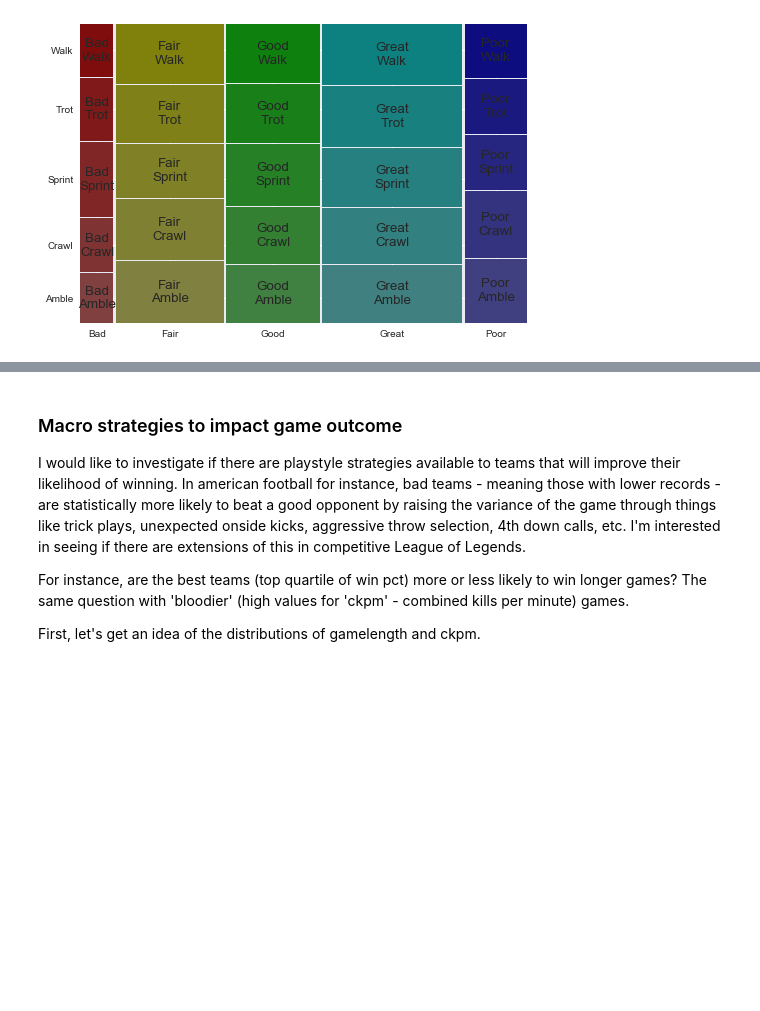
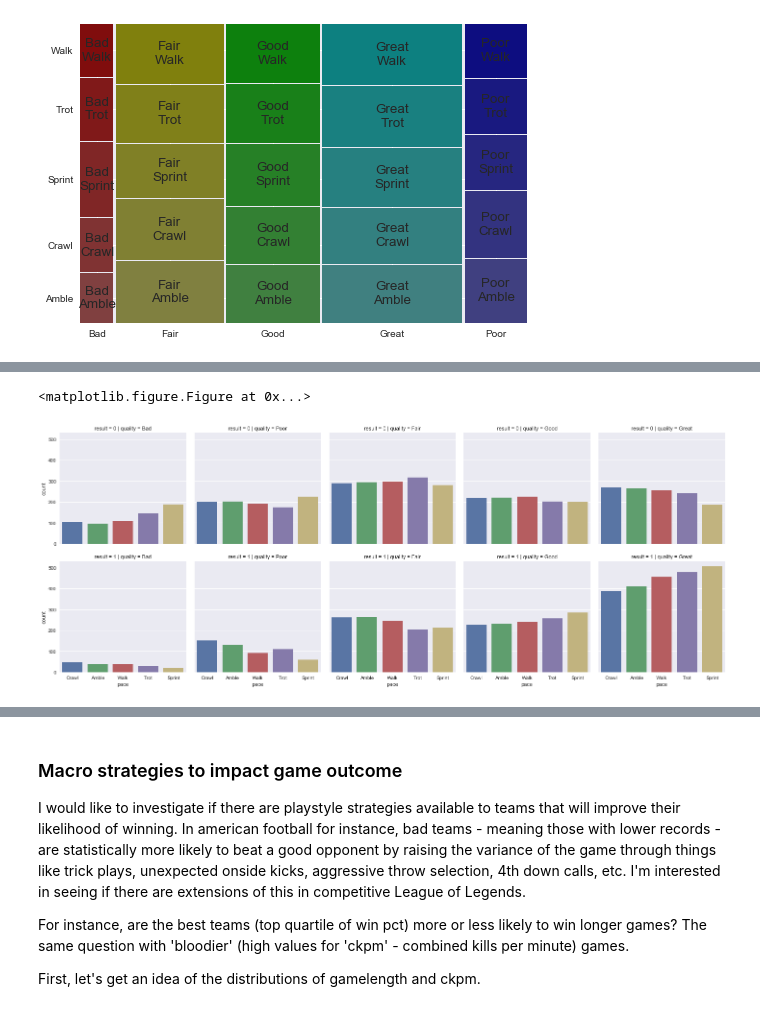
Before and after one commit to gmlander/Springboard, a Jupyter notebook: Capstone 1 EDA.ipynb, the cells around one changed output, grey strips where cells are left out. Drawn from its saved outputs; the diff is of its cells as text; code cells hidden in the pictures; blank space fills up the shorter version.

```diff
--- a/Capstone 1 EDA.ipynb
+++ b/Capstone 1 EDA.ipynb
@@ -469,0 +505,8 @@ plt.show()
+# %%
+plt.figure(figsize=(20,10))
+ay = sb.factorplot( x="pace", col = 'quality', row = 'result', data=teamDF, kind = 'count');
+
+plt.show()
+# %% [output]
+<matplotlib.figure.Figure at 0x...>
+[figure, added]
```
Also changed, not shown: parts of 4 cells of this notebook.
